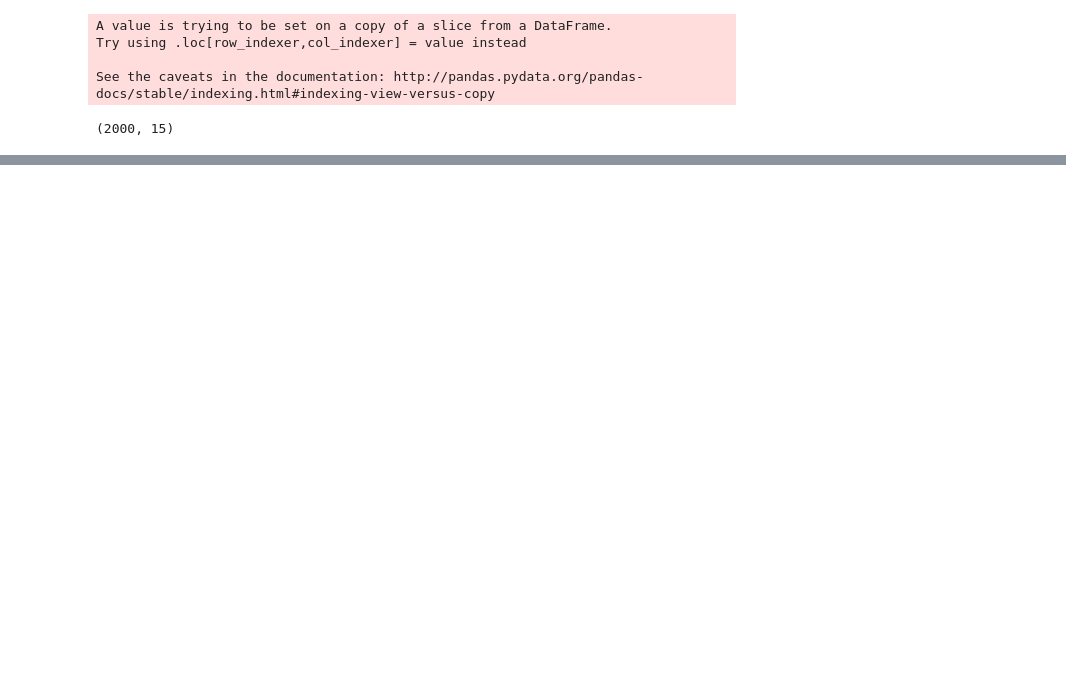
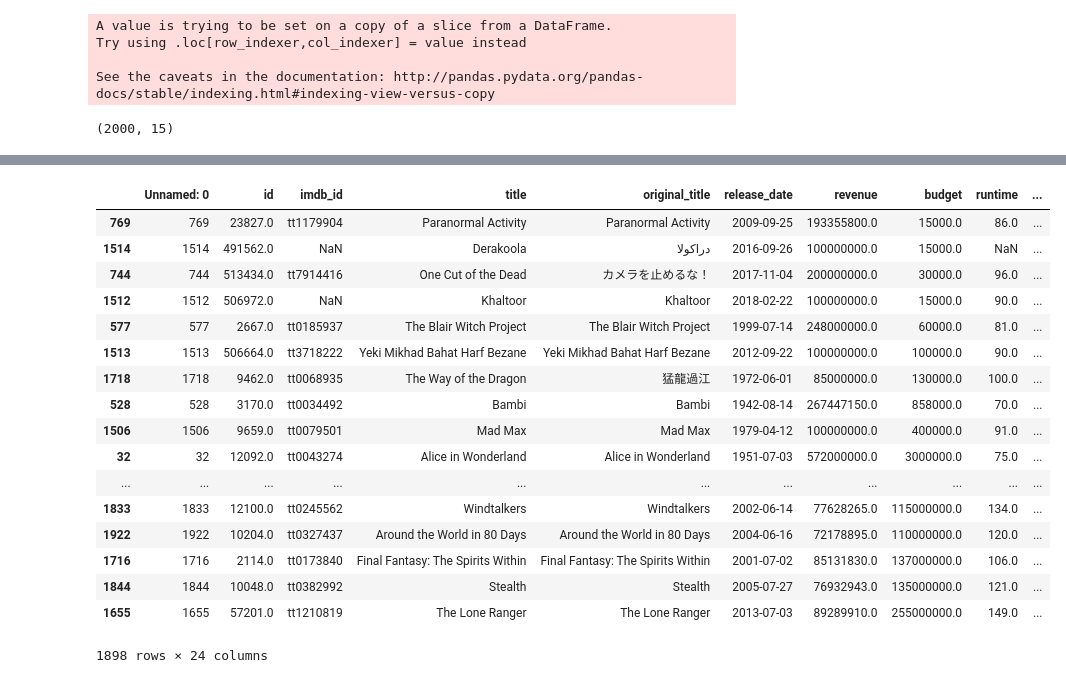
Before and after one commit to maks-p/mod_1_project_movies, a Jupyter notebook: mod-1-movie-project.ipynb, the cells around one changed output, grey strips where cells are left out. Saved outputs shown, nothing was run; the diff lists cells and outputs as text; code cells hidden in the pictures; blank space fills up the shorter version.

Commit message:
checkpoint Thursday

```diff
--- a/mod-1-movie-project.ipynb
+++ b/mod-1-movie-project.ipynb
@@ -399,0 +466,10 @@ def loop_through(loops):
+# %%
+#Make List of Movies Lionsgate was listed as one of Productino Companies
+list_lion = []
+
+for i in range(len(dfx)):
+    for item in dfx.iloc[i]['all_production_cos']:
+        if 'lion' in item.lower():
+            list_lion.append(dfx.iloc[i]['title'])
+            print(dfx.iloc[i]['all_production_cos'], '-->', dfx.iloc[i]['title'])
+len(list_lion)
@@ -399,0 +497,11 @@ def loop_through(loops):
+# %%
+#Create Column if Lionsgate Production Co
+def by_lionsgate(row):
+    if row['title'] in list_lion:
+        val = True
+    else:
+        val = False
+
+    return val
+
+dfx['Lionsgate'] = dfx.apply(by_lionsgate, axis=1)
@@ -399,0 +531,21 @@ def loop_through(loops):
+# %%
+prod_var = 'disney'
+
+prod_list = []
+
+for i in range(len(dfx)):
+    for item in dfx.iloc[i]['all_production_cos']:
+        if prod_var in item.lower():
+            prod_list.append(dfx.iloc[i]['title'])
+            #print(dfx.iloc[i]['all_production_cos'], '-->', dfx.iloc[i]['title'])
+
+#Create Column if Warner
+def prod_check(row):
+    if row['title'] in prod_list:
+        val = True
+    else:
+        val = False
+
+    return val
+
+dfx[prod_var] = dfx.apply(prod_check, axis=1)
@@ -399,0 +574,21 @@ def loop_through(loops):
+# %%
+dfx.sort_values('multiple', ascending=False)
+# %% [output]
+|  | Unnamed: 0 | id | imdb_id | title | original_title | release_date | revenue | budget | runtime | ... |
+| 769 | 769 | 23827.0 | tt1179904 | Paranormal Activity | Paranormal Activity | 2009-09-25 | 193355800.0 | 15000.0 | 86.0 | ... |
+| 1514 | 1514 | 491562.0 | NaN | Derakoola | دراکولا | 2016-09-26 | 100000000.0 | 15000.0 | NaN | ... |
+| 744 | 744 | 513434.0 | tt7914416 | One Cut of the Dead | カメラを止めるな！ | 2017-11-04 | 200000000.0 | 30000.0 | 96.0 | ... |
+| 1512 | 1512 | 506972.0 | NaN | Khaltoor | Khaltoor | 2018-02-22 | 100000000.0 | 15000.0 | 90.0 | ... |
+| 577 | 577 | 2667.0 | tt0185937 | The Blair Witch Project | The Blair Witch Project | 1999-07-14 | 248000000.0 | 60000.0 | 81.0 | ... |
+| 1513 | 1513 | 506664.0 | tt3718222 | Yeki Mikhad Bahat Harf Bezane | Yeki Mikhad Bahat Harf Bezane | 2012-09-22 | 100000000.0 | 100000.0 | 90.0 | ... |
+| 1718 | 1718 | 9462.0 | tt0068935 | The Way of the Dragon | 猛龍過江 | 1972-06-01 | 85000000.0 | 130000.0 | 100.0 | ... |
+| 528 | 528 | 3170.0 | tt0034492 | Bambi | Bambi | 1942-08-14 | 267447150.0 | 858000.0 | 70.0 | ... |
+| 1506 | 1506 | 9659.0 | tt0079501 | Mad Max | Mad Max | 1979-04-12 | 100000000.0 | 400000.0 | 91.0 | ... |
+| 32 | 32 | 12092.0 | tt0043274 | Alice in Wonderland | Alice in Wonderland | 1951-07-03 | 572000000.0 | 3000000.0 | 75.0 | ... |
+| ... | ... | ... | ... | ... | ... | ... | ... | ... | ... | ... |
+| 1833 | 1833 | 12100.0 | tt0245562 | Windtalkers | Windtalkers | 2002-06-14 | 77628265.0 | 115000000.0 | 134.0 | ... |
+| 1922 | 1922 | 10204.0 | tt0327437 | Around the World in 80 Days | Around the World in 80 Days | 2004-06-16 | 72178895.0 | 110000000.0 | 120.0 | ... |
+| 1716 | 1716 | 2114.0 | tt0173840 | Final Fantasy: The Spirits Within | Final Fantasy: The Spirits Within | 2001-07-02 | 85131830.0 | 137000000.0 | 106.0 | ... |
+| 1844 | 1844 | 10048.0 | tt0382992 | Stealth | Stealth | 2005-07-27 | 76932943.0 | 135000000.0 | 121.0 | ... |
+| 1655 | 1655 | 57201.0 | tt1210819 | The Lone Ranger | The Lone Ranger | 2013-07-03 | 89289910.0 | 255000000.0 | 149.0 | ... |
+1898 rows × 24 columns
```
Also changed, not shown: parts of 68 cells of this notebook, 3 other files.
